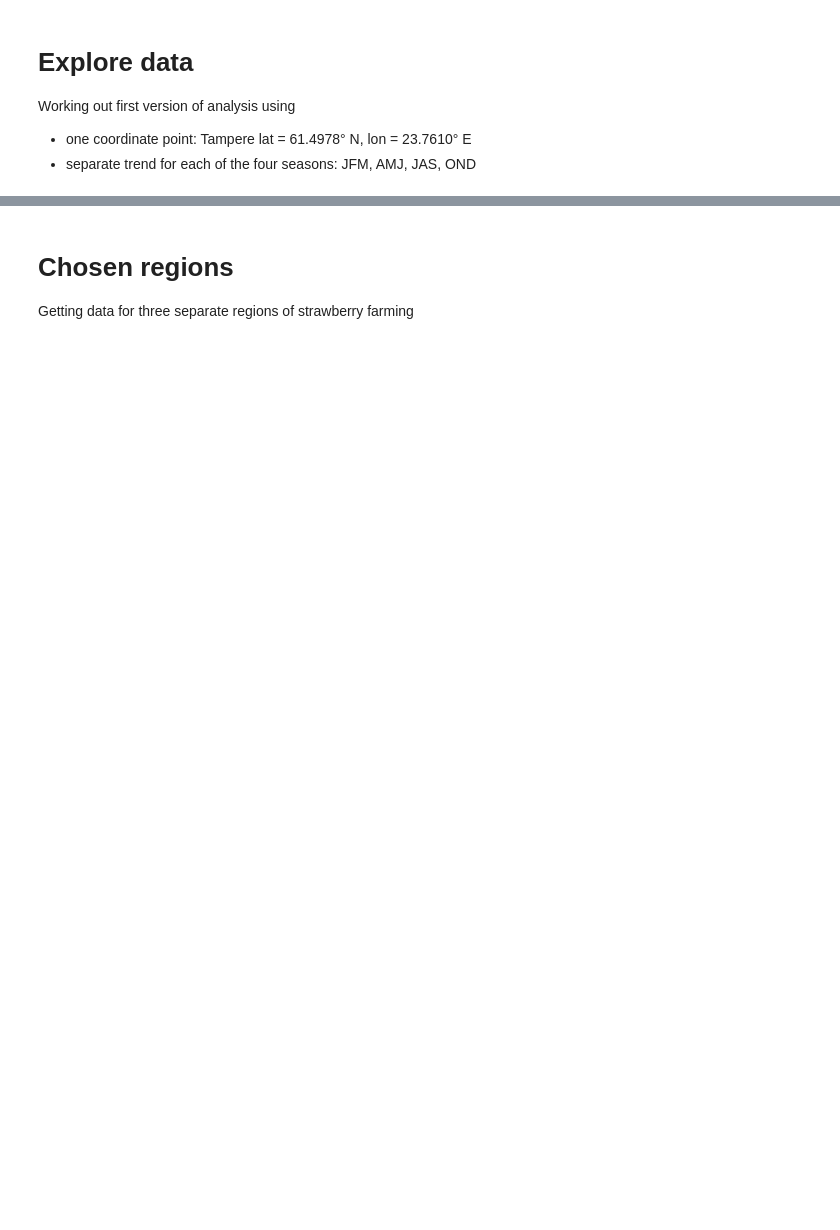
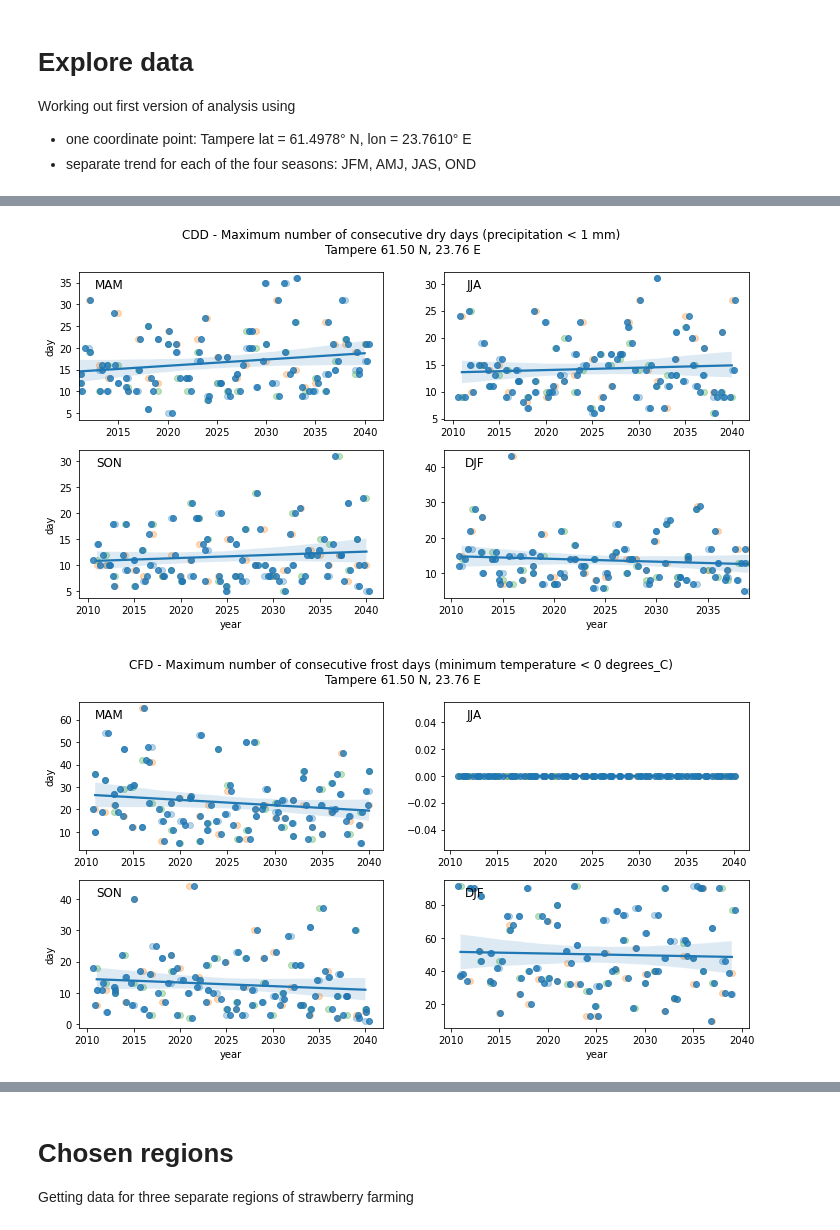
Before and after one commit to juhariis/cds-fin-strawberry, a Jupyter notebook: agro_strawberries_v2.ipynb, the cells around one changed output, grey strips where cells are left out. Drawn from its saved outputs; the diff is of its cells as text; code cells hidden in the pictures; blank space fills up the shorter version.

```diff
--- a/agro_strawberries_v2.ipynb
+++ b/agro_strawberries_v2.ipynb
@@ -430,0 +218,13 @@ do_model_variable(data_folder, model_list, var_list_seasonal, geopoint_lat, geop
+# %%
+geopoint_name = 'Tampere'
+geopoint_lat = 61.4978
+geopoint_lon = 23.7610
+
+plt.rcParams['figure.figsize'] = [12, 6]
+
+#sbry.do_model_variable(data_folder, model_list, var_list_seasonal, geopoint_lat, geopoint_lon, geopoint_name, '20410101-20701231') # NOTE: wrong start year shown
+sbry.do_model_variable(data_folder, model_list, var_list_seasonal, geopoint_lat, geopoint_lon, geopoint_name, '20110101-20401231')
+#sbry.do_model_variable(data_folder, model_list, var_list_seasonal, geopoint_lat, geopoint_lon, geopoint_name)
+# %% [output]
+[figure, added]
+[figure, added]
```
Also changed, not shown: parts of 57 cells of this notebook, 5 other files.
